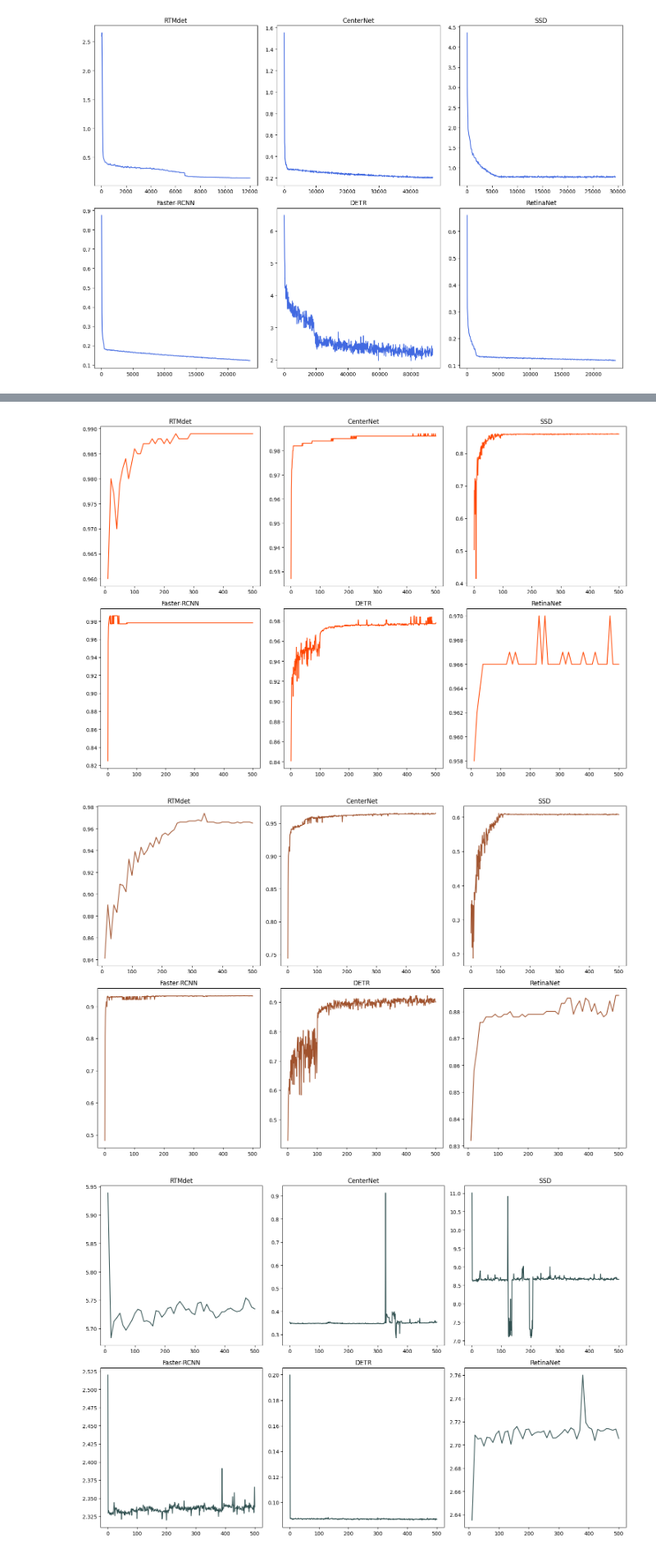
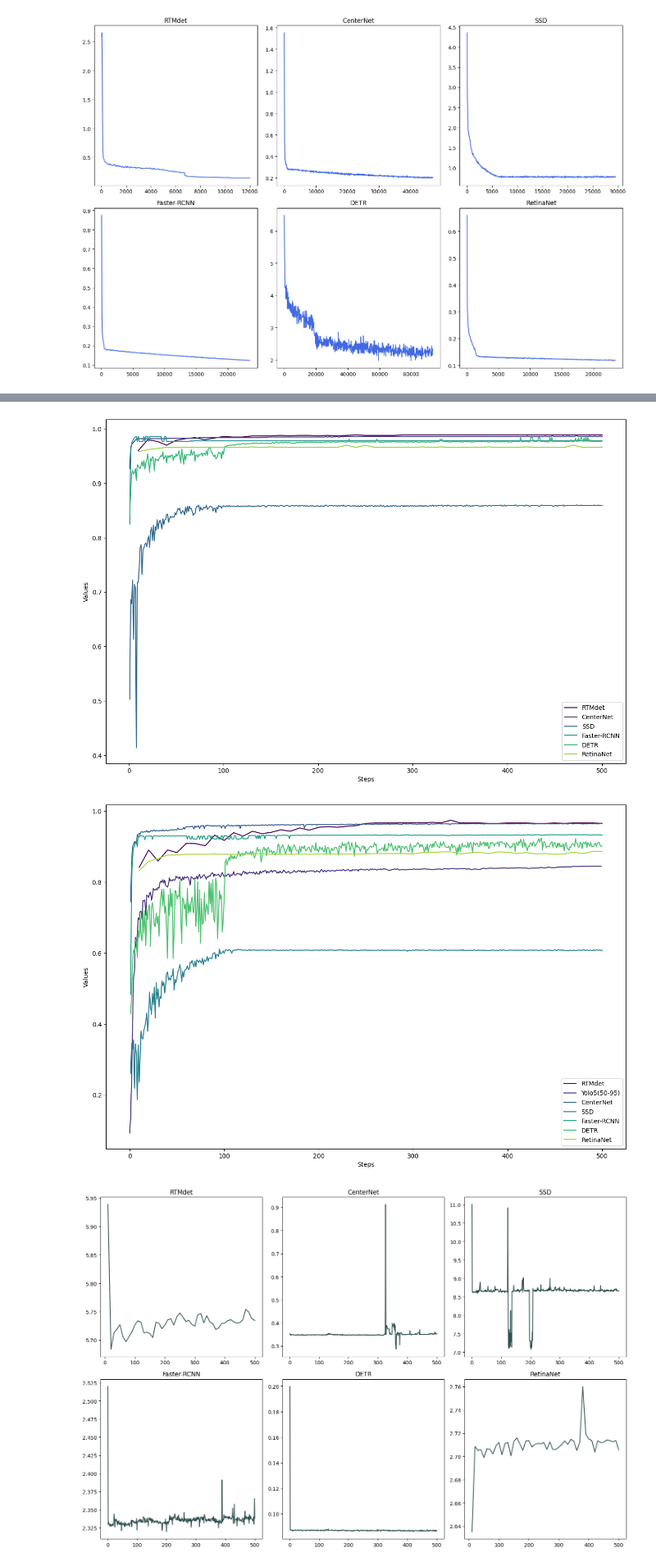
Before and after one commit to toelt-llc/FlightScope_Bench, a Jupyter notebook: result_vizualiser.ipynb, the cells around one changed output, grey strips where cells are left out. Shown at 82% size. Drawn from its saved outputs; the diff is of its cells as text; code cells hidden in the pictures.

```diff
--- a/result_vizualiser.ipynb
+++ b/result_vizualiser.ipynb
@@ -35,13 +56,13 @@ plot_curves(directory, color='orange')
 # %%
 directory = 'curve_results/bbox_mAP50'
-plot_curves(directory, color='orangered')
+plot_curves(directory, separate_subplots=False)
 # %% [output]
-[figure, old version]
+[figure, new version]
 # %%
 directory = 'curve_results/bbox_mAP75'
-plot_curves(directory, color='sienna')
+plot_curves(directory, separate_subplots=False)
 # %% [output]
-[figure, old version]
+[figure, new version]
 # %%
 directory = 'curve_results/data_time'
 plot_curves(directory, color='darkslategray')
```
Also changed, not shown: parts of 8 cells of this notebook.
